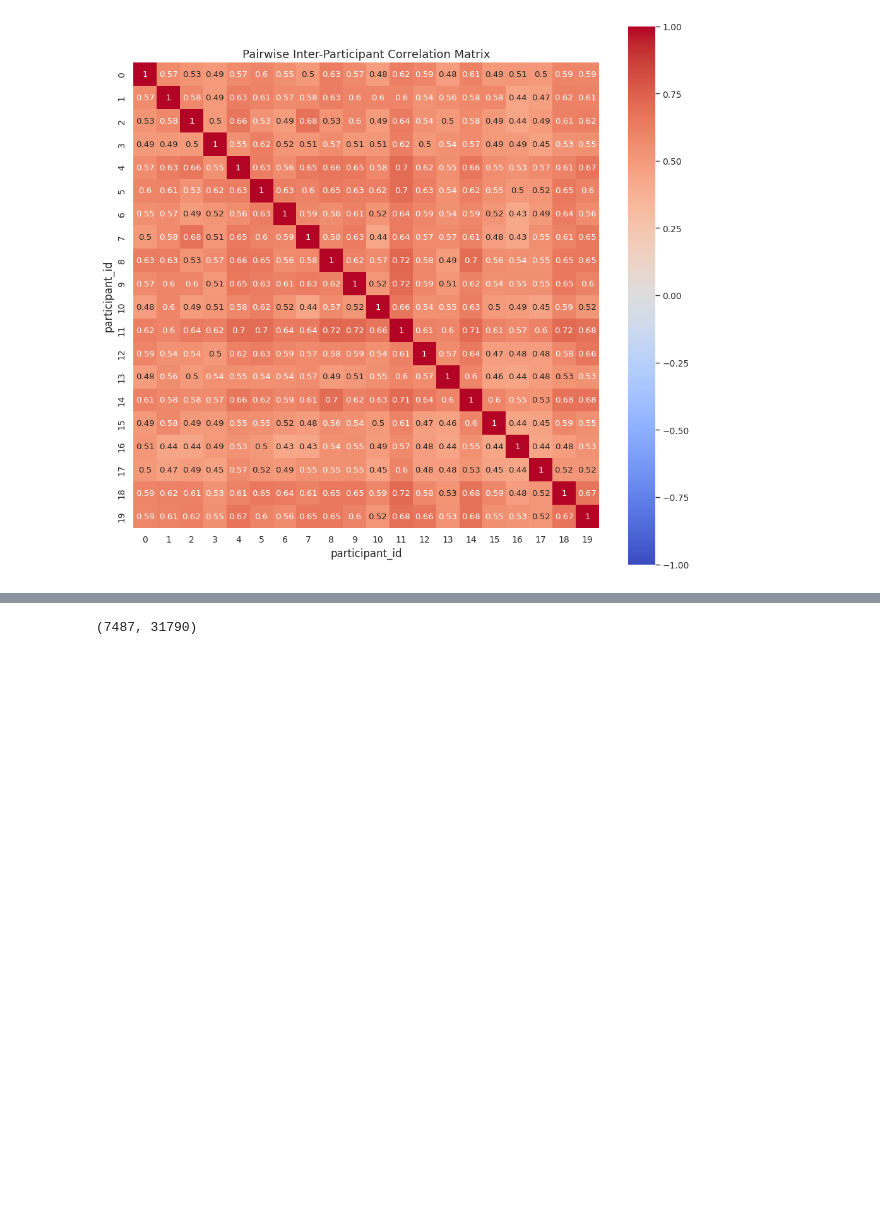
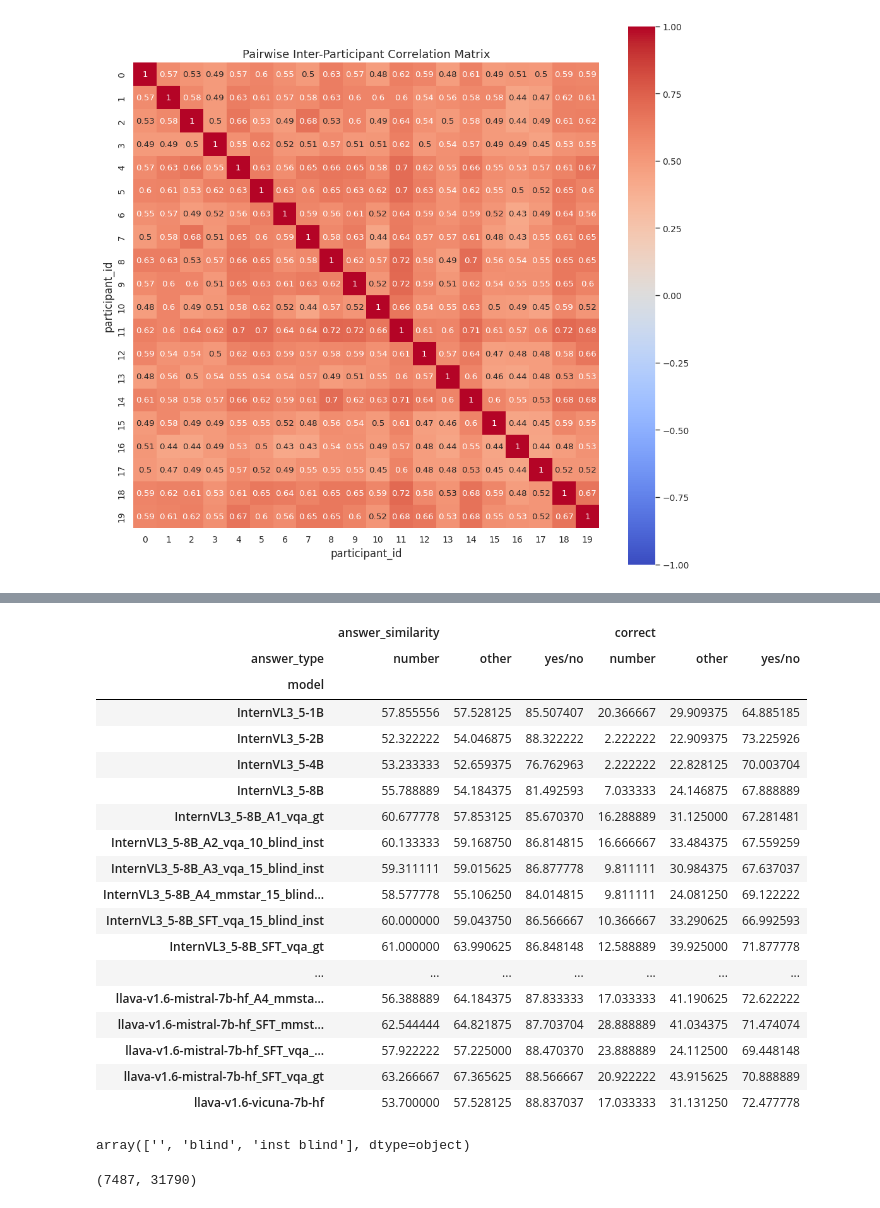
Before and after one commit to unolop/HPA, a Jupyter notebook: evaluation/analysis/A1_vqa.ipynb, the cells around one changed output, grey strips where cells are left out. Drawn from its saved outputs; the diff is of its cells as text; code cells hidden in the pictures; blank space fills up the shorter version.

```diff
--- a/evaluation/analysis/A1_vqa.ipynb
+++ b/evaluation/analysis/A1_vqa.ipynb
@@ -266,0 +321,3 @@ KeyError: ('mean', 'correct', '')
+# %%
+hm = hm.dropna(axis=1)
+hm
@@ -267,3 +338,38 @@ KeyError: ('mean', 'correct', '')
+# %%
+agg = aggregate_vqa(hm).reset_index()
+agg.columns = [col[1] if isinstance(col, tuple) and len(col) > 1 and col[1] else (col[0] if isinstance(col, tuple) else col) for col in agg.columns]
+agg=agg.pivot_table(
+    index=['model'],
+    values=['answer_similarity', 'correct'],
+    columns=['answer_type'],
+    aggfunc='mean'
+)
+agg.to_latex('./tables/VQA_human-model_similarity-answer_type.tex', float_format="%.1f")
+agg
+# %% [output]
+|  | answer_similarity |  |  | correct |  |  |
+| answer_type | number | other | yes/no | number | other | yes/no |
+| model |  |  |  |  |  |  |
+| InternVL3_5-1B | 57.855556 | 57.528125 | 85.507407 | 20.366667 | 29.909375 | 64.885185 |
+| InternVL3_5-2B | 52.322222 | 54.046875 | 88.322222 | 2.222222 | 22.909375 | 73.225926 |
+| InternVL3_5-4B | 53.233333 | 52.659375 | 76.762963 | 2.222222 | 22.828125 | 70.003704 |
+| InternVL3_5-8B | 55.788889 | 54.184375 | 81.492593 | 7.033333 | 24.146875 | 67.888889 |
+| InternVL3_5-8B_A1_vqa_gt | 60.677778 | 57.853125 | 85.670370 | 16.288889 | 31.125000 | 67.281481 |
+| InternVL3_5-8B_A2_vqa_10_blind_inst | 60.133333 | 59.168750 | 86.814815 | 16.666667 | 33.484375 | 67.559259 |
+| InternVL3_5-8B_A3_vqa_15_blind_inst | 59.311111 | 59.015625 | 86.877778 | 9.811111 | 30.984375 | 67.637037 |
+| InternVL3_5-8B_A4_mmstar_15_blind... | 58.577778 | 55.106250 | 84.014815 | 9.811111 | 24.081250 | 69.122222 |
+| InternVL3_5-8B_SFT_vqa_15_blind_inst | 60.000000 | 59.043750 | 86.566667 | 10.366667 | 33.290625 | 66.992593 |
+| InternVL3_5-8B_SFT_vqa_gt | 61.000000 | 63.990625 | 86.848148 | 12.588889 | 39.925000 | 71.877778 |
+| ... | ... | ... | ... | ... | ... | ... |
+| llava-v1.6-mistral-7b-hf_A4_mmsta... | 56.388889 | 64.184375 | 87.833333 | 17.033333 | 41.190625 | 72.622222 |
+| llava-v1.6-mistral-7b-hf_SFT_mmst... | 62.544444 | 64.821875 | 87.703704 | 28.888889 | 41.034375 | 71.474074 |
+| llava-v1.6-mistral-7b-hf_SFT_vqa_... | 57.922222 | 57.225000 | 88.470370 | 23.888889 | 24.112500 | 69.448148 |
+| llava-v1.6-mistral-7b-hf_SFT_vqa_gt | 63.266667 | 67.365625 | 88.566667 | 20.922222 | 43.915625 | 70.888889 |
+| llava-v1.6-vicuna-7b-hf | 53.700000 | 57.528125 | 88.837037 | 17.033333 | 31.131250 | 72.477778 |
+# %%
+vqa_1k.condition.unique()
+# %% [output]
+array(['', 'blind', 'inst blind'], dtype=object)
 # %%
 import seaborn as sns
 import matplotlib.pyplot as plt
```
Also changed, not shown: parts of 13 cells of this notebook, 6 other files.
